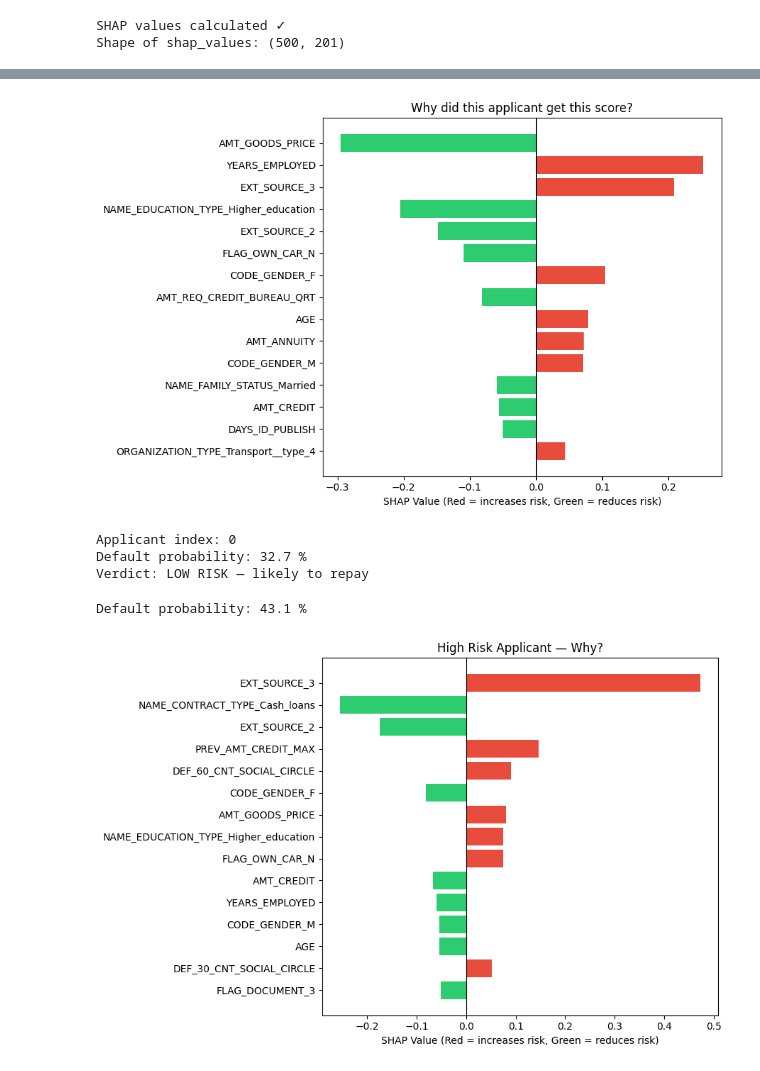
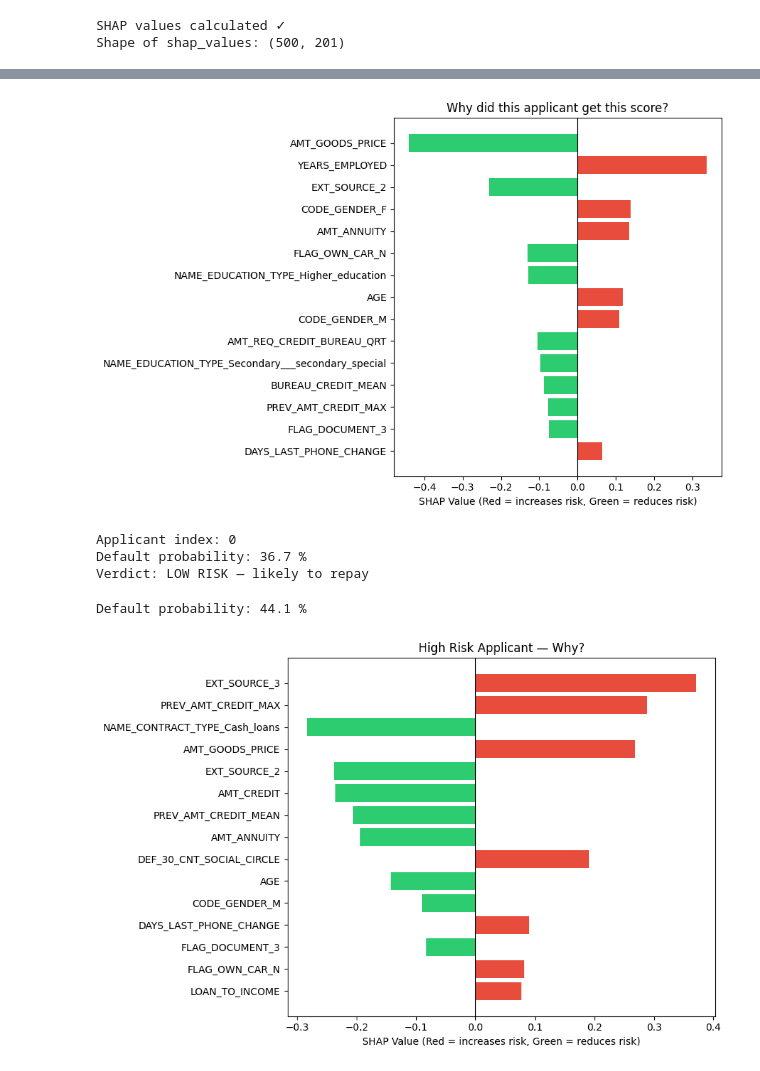
Before and after one commit to AdarshSiingh/credit-risk-scoring-engine, a Jupyter notebook: notebooks/04_shap_analysis.ipynb, the cells around one changed output, grey strips where cells are left out. Drawn from its saved outputs; the diff is of its cells as text; code cells hidden in the pictures.

```diff
--- a/notebooks/04_shap_analysis.ipynb
+++ b/notebooks/04_shap_analysis.ipynb
@@ -11,7 +11,7 @@ print("Imports successful ✓")
 # %% [output]
 Imports successful ✓
 # %%
-lgbm_model = joblib.load('../models/lgbm_model.pkl')
+xgb_model = joblib.load('../models/xgb_model.pkl')
 
 X_train = pd.read_csv('../outputs/X_train.csv')
 X_val = pd.read_csv('../outputs/X_val.csv')
@@ -25,7 +25,7 @@ print("X_val shape:", X_val.shape)
 Model and data loaded ✓
 X_val shape: (61503, 201)
 # %%
-explainer = shap.TreeExplainer(lgbm_model)
+explainer = shap.TreeExplainer(xgb_model)
 print("SHAP explainer created ✓")
 # %% [output]
 SHAP explainer created ✓
@@ -69,9 +69,9 @@ plt.xlabel('SHAP Value (Red = increases risk, Green = reduces risk)')
 plt.tight_layout()
 plt.show()
 # %% [output]
-[figure, old version]
+[figure, new version]
 # %%
-prob = lgbm_model.predict_proba(X_val.iloc[[applicant_index]])[0][1]
+prob = xgb_model.predict_proba(X_val.iloc[[applicant_index]])[0][1]
 
 print("Applicant index:", applicant_index)
 print("Default probability:", round(prob * 100, 1), "%")
@@ -82,37 +82,37 @@ else:
     print("Verdict: LOW RISK — likely to repay")
 # %% [output]
 Applicant index: 0
-Default probability: 32.7 %
+Default probability: 36.7 %
 Verdict: LOW RISK — likely to repay
 # %%
 y_val = pd.read_csv('../outputs/y_val.csv').squeeze()
 
 defaulters = y_val[y_val == 1].index.tolist()
 high_risk_index = defaulters[0]
 
 high_risk_df = X_val.iloc[[high_risk_index]]
 high_risk_shap = explainer.shap_values(high_risk_df)[0]
 
-prob = lgbm_model.predict_proba(high_risk_df)[0][1]
+prob = xgb_model.predict_proba(high_risk_df)[0][1]
 print("Default probability:", round(prob * 100, 1), "%")
 
 shap_df = pd.DataFrame({
     'Feature': X_val.columns.tolist(),
     'SHAP Value': high_risk_shap
 })
 
 shap_df = shap_df.reindex(shap_df['SHAP Value'].abs().sort_values(ascending=False).index)
 shap_df = shap_df.head(15)
 
 colors = ['#e74c3c' if v > 0 else '#2ecc71' for v in shap_df['SHAP Value']]
 
 plt.figure(figsize=(9, 6))
 plt.barh(shap_df['Feature'][::-1], shap_df['SHAP Value'][::-1], color=colors[::-1])
 plt.axvline(x=0, color='black', linewidth=0.8)
 plt.title('High Risk Applicant — Why?')
 plt.xlabel('SHAP Value (Red = increases risk, Green = reduces risk)')
 plt.tight_layout()
 plt.show()
 # %% [output]
-Default probability: 43.1 %
+Default probability: 44.1 %
-[figure, old version]
+[figure, new version]
```
Also changed, not shown: parts of 1 cell of this notebook, 7 other files.
